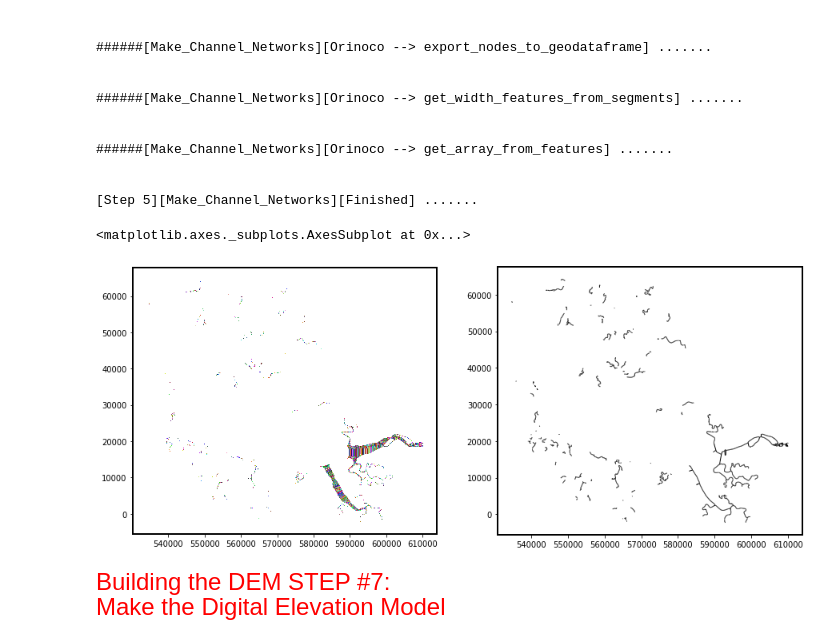
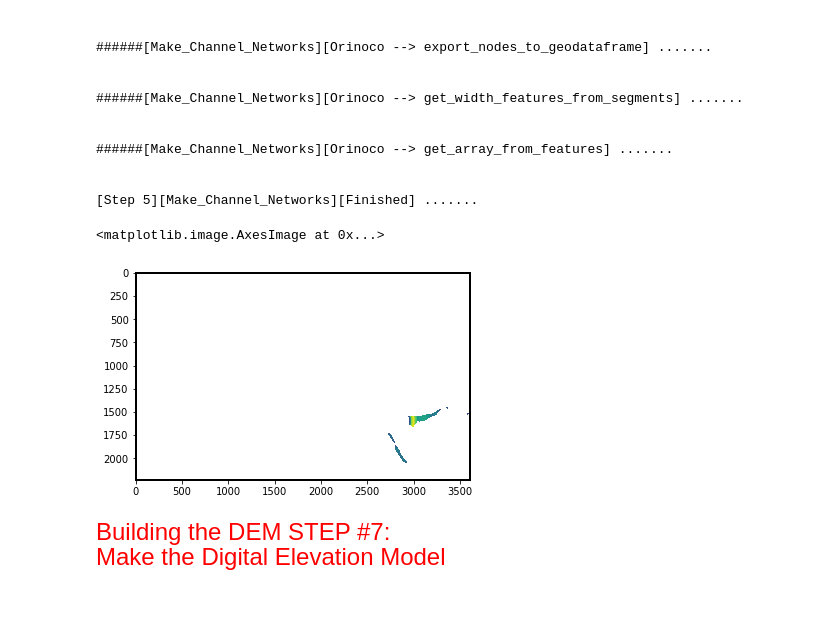
Before and after one commit to achri19/komo_estuary_tutorial, a Jupyter notebook: 2_Setup_DEM.ipynb, the cells around one changed output. Drawn from its saved outputs; the diff is of its cells as text; code cells hidden in the pictures; blank space fills up the shorter version.

```diff
--- a/2_Setup_DEM.ipynb
+++ b/2_Setup_DEM.ipynb
@@ -263,24 +258,9 @@ uly = parameters['uly'][0]
 lrx = parameters['lrx'][0]
 lry = parameters['lry'][0]
 # %%
-model_domain = gpd.read_file('%s%s_modeldomain.shp' %(folders[7],AOI))
-AOI_extent = gpd.read_file('%s%s_extent_%s.shp' %(folders[7],AOI,EPSG))
-
-clean_with_landcover = False
-ref = rasterio.open('%s/%s_GEBCO_%s.tif' %(folders[8],AOI,res))
+#ref = rasterio.open('%s/%s_GEBCO_%s.tif' %(folders[8],AOI,res))
 glo30 = rasterio.open('%s/%s_GLO30_topo_%s.tif' %(folders[8],AOI,res))
 
 plt.imshow(glo30.read(1),vmin=0,vmax=50)
-
-
-fig,ax = plt.subplots(figsize=(10,10))
-AOI_extent.plot(ax=ax,color='grey',legend = True,label='model domain')
-model_domain.geometry.boundary.plot(color=None,edgecolor='red',linewidth = 2,ax=ax,label = 'model domain') #Use your second dataframe
-
-if os.path.isfile('%s%s_tidebnd.shp' %(folders[0],AOI)):
-    tide_bnd = gpd.read_file('%s%s_tidebnd.shp' %(folders[0],AOI))
-    tide_bnd = tide_bnd.to_crs('EPSG:%s' %(EPSG))
-    tide_bnd.geometry.boundary.plot(color=None,edgecolor='blue',linewidth = 2,ax=ax,label = 'tide boundary') #Use your second dataframe
-
-plt.legend()
+plt.title('Tandem-X GLO30 Topography at 30m resolution')
 # %% [output]
@@ -419,5 +402,5 @@ Cleaning up temporary files
 # %%
-segment_width = res*2
+segment_width = 150
 pixel_step = int(round(segment_width/res))
 distance,widths = make_channel_networks(folders,
                                       AOI,
@@ -463,17 +446,10 @@ distance,widths = make_channel_networks(folders,
 
 [Step 5][Make_Channel_Networks][Finished] .......
 # %%
-network_centerline = gpd.read_file('%s%s_river_centerline_%sx%s.shp' %(folders[7],AOI,res,pixel_step))
-network_segments = gpd.read_file('%s%s_segments_%sx%s.shp' %(folders[7],AOI,res,pixel_step))
-network_segments = network_segments[network_segments['DN']!=0]
-
-
-fig,[ax1,ax2] = plt.subplots(ncols=2,figsize=(15,15))
-network_segments.plot(ax = ax1, color=np.random.rand(len(network_segments),3))
-network_centerline.plot(ax=ax2,color='black',linewidth=1)
+plt.imshow(widths)
 # %% [output]
-<matplotlib.axes._subplots.AxesSubplot at 0x...>
+<matplotlib.image.AxesImage at 0x...>
-[figure, old version]
+[figure, new version]
 # %% [markdown]
 <font size='5' color = 'red' > Building the DEM STEP #7: <br> Make the Digital Elevation Model </font>
 # %%
```
Also changed, not shown: parts of 22 cells of this notebook.
